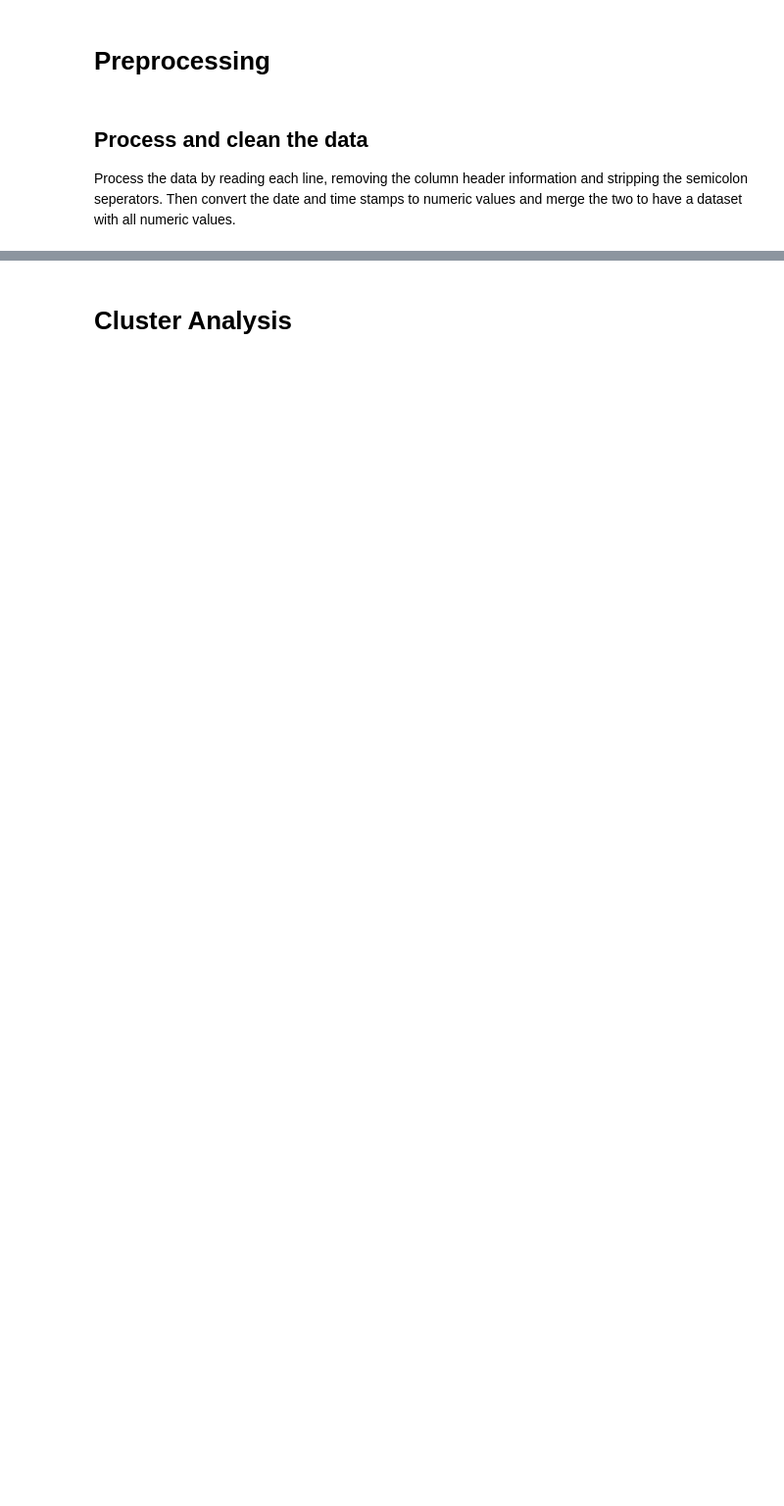
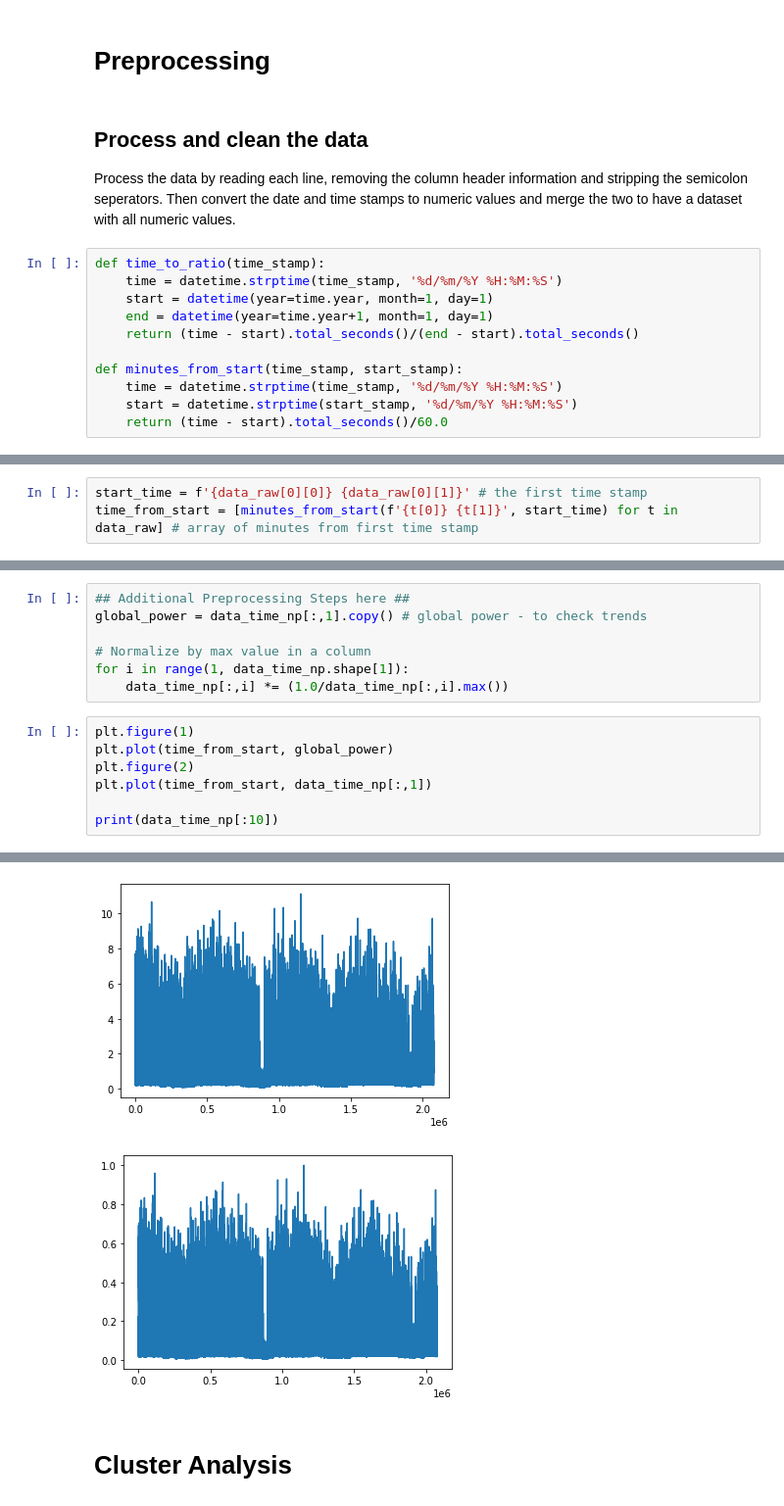
Before and after one commit to wilcarrasco/CMPE-255-Project, a Jupyter notebook: Ocho_Project.ipynb, the cells around one changed output, grey strips where cells are left out. Shown at 98% size. Drawn from its saved outputs; the diff is of its cells as text; blank space fills up the shorter version.

Commit message:
added column-wise max value norm

```diff
--- a/Ocho_Project.ipynb
+++ b/Ocho_Project.ipynb
@@ -18,4 +19,15 @@ from sklearn.cluster import KMeans
 # %% [markdown]
 ## Process and clean the data
 Process the data by reading each line, removing the column header information and stripping the semicolon seperators. Then convert the date and time stamps to numeric values and merge the two to have a dataset with all numeric values.
+# %%
+def time_to_ratio(time_stamp):
+    time = datetime.strptime(time_stamp, '%d/%m/%Y %H:%M:%S')
+    start = datetime(year=time.year, month=1, day=1)
+    end = datetime(year=time.year+1, month=1, day=1)
+    return (time - start).total_seconds()/(end - start).total_seconds()
+
+def minutes_from_start(time_stamp, start_stamp):
+    time = datetime.strptime(time_stamp, '%d/%m/%Y %H:%M:%S')
+    start = datetime.strptime(start_stamp, '%d/%m/%Y %H:%M:%S')
+    return (time - start).total_seconds()/60.0
 # %%
@@ -55,0 +78,3 @@ print(data_time_np[:10])
+# %%
+start_time = f'{data_raw[0][0]} {data_raw[0][1]}' # the first time stamp
+time_from_start = [minutes_from_start(f'{t[0]} {t[1]}', start_time) for t in data_raw] # array of minutes from first time stamp
@@ -55,0 +83,15 @@ print(data_time_np[:10])
+# %%
+## Additional Preprocessing Steps here ##
+global_power = data_time_np[:,1].copy() # global power - to check trends
+
+# Normalize by max value in a column
+for i in range(1, data_time_np.shape[1]):
+    data_time_np[:,i] *= (1.0/data_time_np[:,i].max())
+# %%
+plt.figure(1)
+plt.plot(time_from_start, global_power)
+plt.figure(2)
+plt.plot(time_from_start, data_time_np[:,1])
+
+print(data_time_np[:10])
+# %% [output]
@@ -56,2 +118,4 @@ print(data_time_np[:10])
+[figure, added]
+[figure, added]
 # %% [markdown]
 # Cluster Analysis
```
Also changed, not shown: parts of 6 cells of this notebook, 1 other file.
